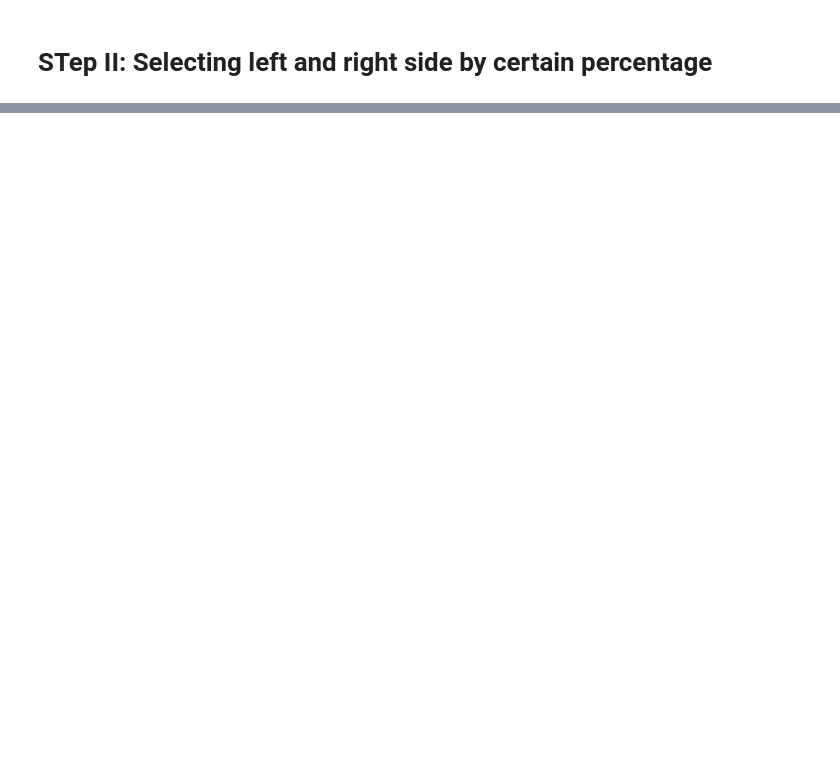
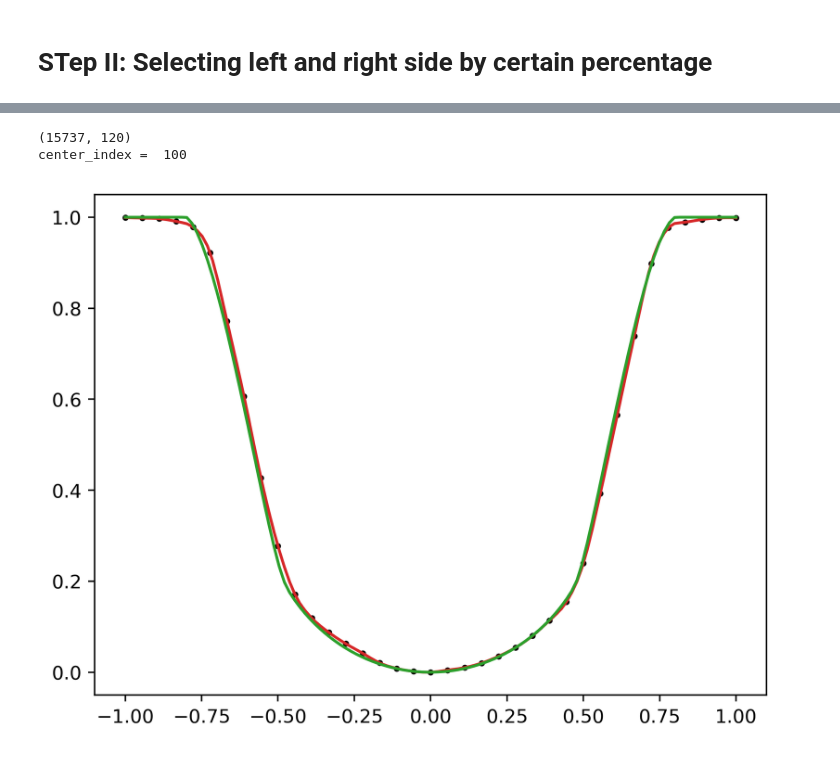
Before and after one commit to abrahammathews2000/mega, a Jupyter notebook: ml_training/overlap_lightcurves_simul_kepler_2.ipynb, the cells around one changed output, grey strips where cells are left out. Cells and saved outputs as stored; diff of their text form; code cells hidden in the pictures; blank space fills up the shorter version.

```diff
--- a/ml_training/overlap_lightcurves_simul_kepler_2.ipynb
+++ b/ml_training/overlap_lightcurves_simul_kepler_2.ipynb
@@ -380,3 +461,55 @@ plt.show()
+# %%
+# Interpolate the Kepler light curve
+local_view_array_interpol = np.zeros((len(local_view_array),len(train_lc_scaled_append[0])))
+print(local_view_array_interpol.shape)
+for iteration in np.arange(len(local_view_array_interpol)):
+
+
+    left_index = int(center_index - int(count_zeros_array[iteration]/2)-int(count_zeros_array[iteration]/6))
+    right_index = int(center_index + int(count_zeros_array[iteration]/2)+int(count_zeros_array[iteration]/6))
+    selected_portion = local_view_array[iteration][left_index:right_index+1]
+
+    # Interpolate the selected portion
+    # Original data with 30 elements
+    original_x = np.linspace(-1, 1, num=len(selected_portion))
+    original_y = selected_portion
+
+    # Create a quadratic interpolation function
+    f = interp1d(original_x, original_y, kind='quadratic')
+
+    # Define the range of x-values for the interpolation with 120 elements
+    x_interpolation = np.linspace(-1, 1, num=len(train_lc_scaled_append[0]))
+
+    # Perform the interpolation
+    y_interpolated = f(x_interpolation)
+    local_view_array_interpol[iteration] = y_interpolated
+
+
+# Plot original data points and interpolated Kepler light curve on top of each other
+center_index = int(len(local_view_array[0])/2)
+print("center_index = ",center_index)
+
+# Create a figure and axis
+fig, ax = plt.subplots()
+
+for iteration in np.arange(1):
+    selected_kepler_index_elem = selected_kepler_index[iteration]
+    left_index = int(center_index - int(count_zeros_array[selected_kepler_index_elem]/2)-int(count_zeros_array[selected_kepler_index_elem]/6))
+    right_index = int(center_index + int(count_zeros_array[selected_kepler_index_elem]/2)+int(count_zeros_array[selected_kepler_index_elem]/6))
+    # print("left_index = ",left_index)
+    # print("right_index = ",right_index)
+    lc_test=local_view_array[selected_kepler_index_elem][left_index:right_index+1]
+    ax.scatter(np.linspace(-1,1,len(lc_test)),lc_test,s=5,color='black')
+    ax.plot(np.linspace(-1,1,len(local_view_array_interpol[selected_kepler_index_elem])),local_view_array_interpol[selected_kepler_index_elem],color = 'tab:red')
+    # ax.plot(np.linspace(-1,1,len(lc_test)),lc_test)
+ax.plot(np.linspace(-1,1,len(train_lc_scaled_append[0])),train_lc_scaled_append[0],label='Simulated LC',color="tab:green")
+# ax.scatter(np.linspace(-1,1,len(train_lc_scaled_append[0])),train_lc_scaled_append[0],label='Simulated LC',color="tab:red",s=1)
+
+plt.show()
+# %% [output]
+(15737, 120)
+center_index =  100
+[figure, added]
 # %%
 #     selected_portion = lc_np_array_offset[iteration][int(min_index_lc_np_array_offset-(count_zeros/2)-(horiz_select)):int(min_index_lc_np_array_offset+(count_zeros/2)+(horiz_select))]
 #     selected_portion_mask = lc_np_array_offset_mask[iteration][int(min_index_lc_np_array_offset-(count_zeros/2)-(horiz_select)):int(min_index_lc_np_array_offset+(count_zeros/2)+(horiz_select))]
```
Also changed, not shown: parts of 20 cells of this notebook.
